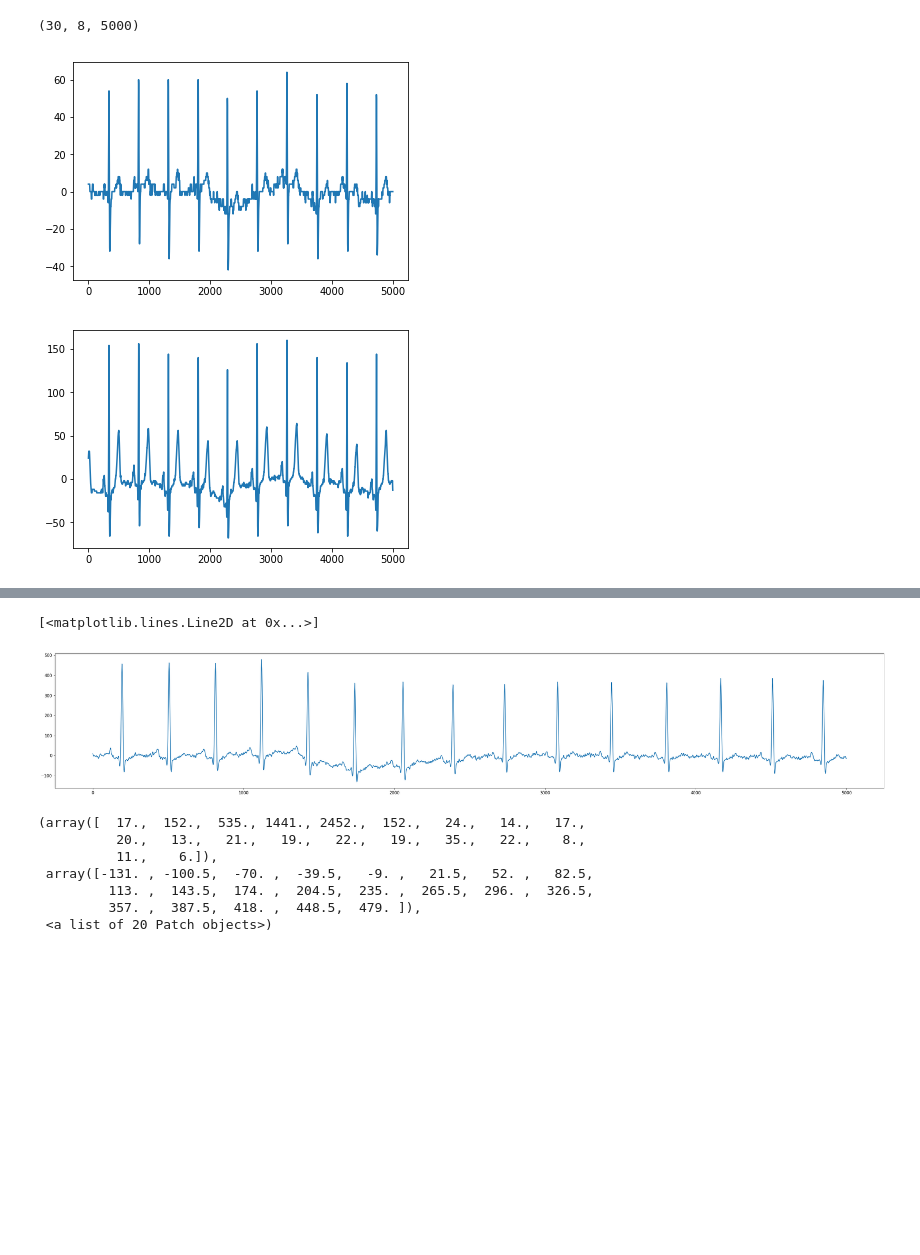
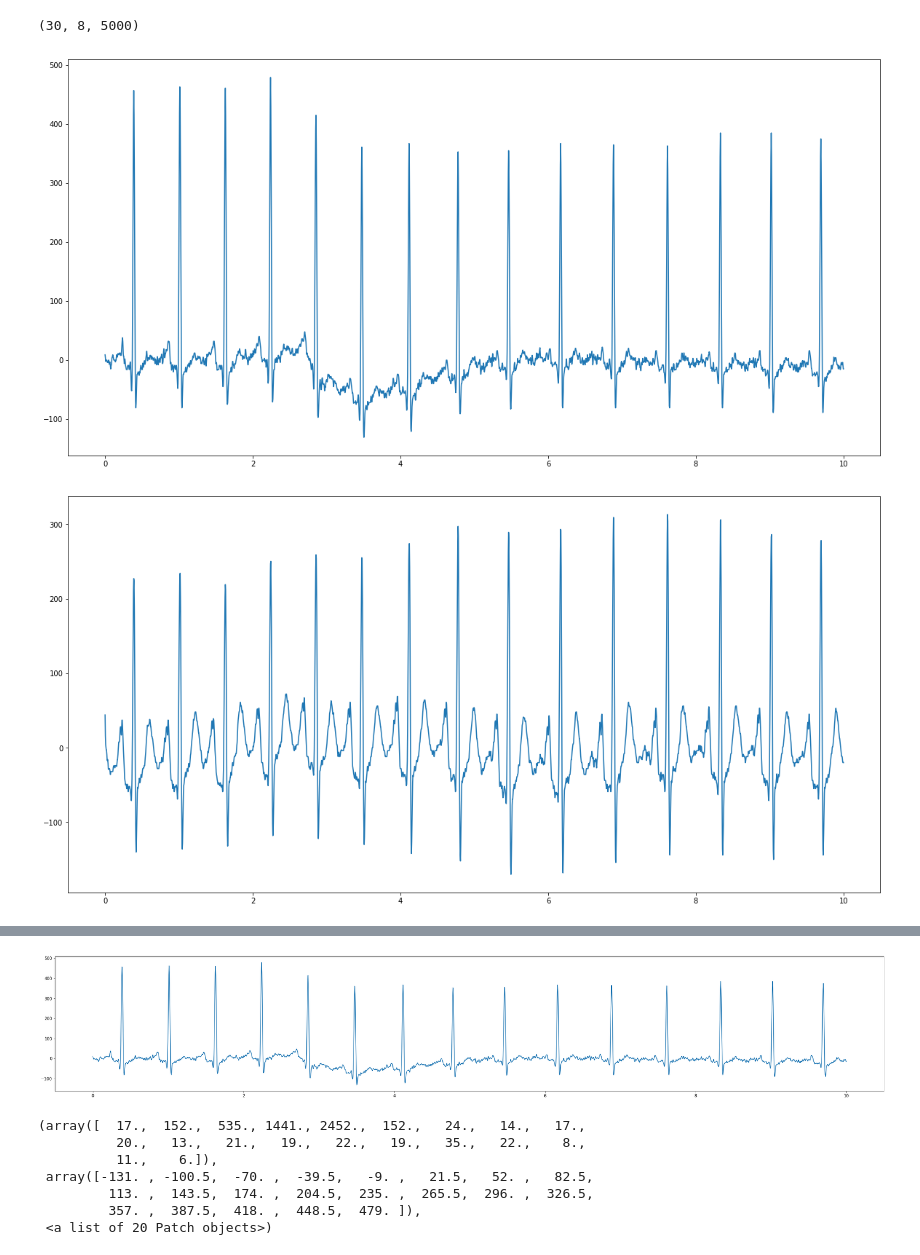
Before and after one commit to Hellinger/ECG-Manlio, a Jupyter notebook: ECG.ipynb, the cells around one changed output, grey strips where cells are left out. Cells and saved outputs as stored; diff of their text form; code cells hidden in the pictures; blank space fills up the shorter version.

```diff
--- a/ECG.ipynb
+++ b/ECG.ipynb
@@ -6,7 +6,7 @@ from scipy.interpolate import CubicSpline
 import matplotlib.pyplot as plt
 %matplotlib inline
 # %%
-file_list = ['/Users/Charles/ECG-Manlio/training data/' + str(i) + '.txt' for i in range(1,31)]
+file_list = ['/home/charles/ECG-Manlio/training data/' + str(i) + '.txt' for i in range(1,31)]
 # %%
 def read_ECG_from_txt(files):
     n = len(files)
@@ -29,10 +29,11 @@ ecg_signals.shape
 # %% [output]
 (30, 8, 5000)
 # %%
-t = range(5000)
+t = np.array(range(5000))*0.002
 for j in range(8):
-    plt.plot(t, ecg_signals[20, j, :])
+    plt.figure(figsize=[20,10])
+    plt.plot(t, ecg_signals[0, j, :])
     plt.show()
 # %% [output]
-[figure, old version]
+[figure, new version]
-[figure, old version]
+[figure, new version]
@@ -45,8 +46,8 @@ for j in range(8):
 # %%
 fig = plt.figure(figsize=[36,6])
 plt.plot(t, ecg_signals[0,0,:])
+plt.show()
 # %% [output]
-[<matplotlib.lines.Line2D at 0x...>]
 [figure]
 # %%
 plt.hist(ecg_signals[0,0,:], bins=20)
```
Also changed, not shown: parts of 6 cells of this notebook.
